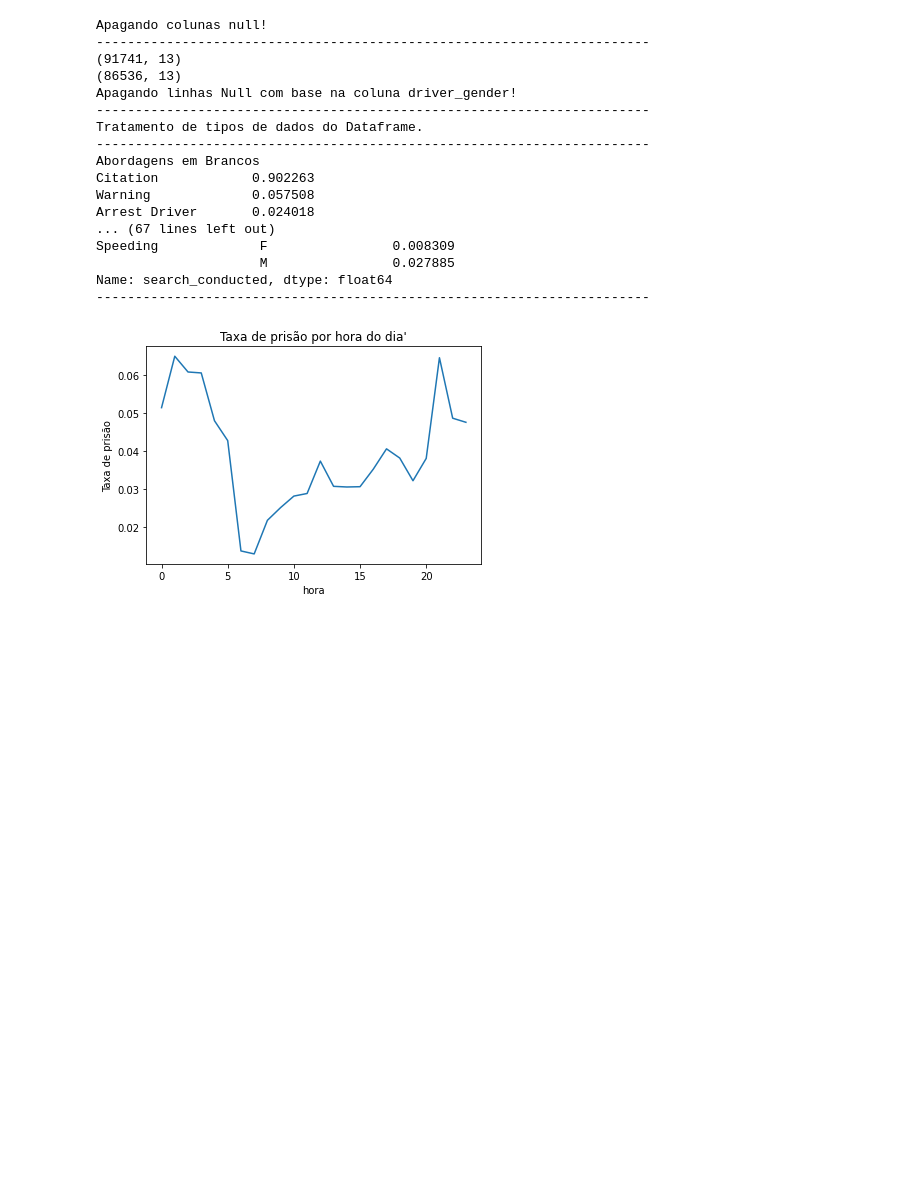
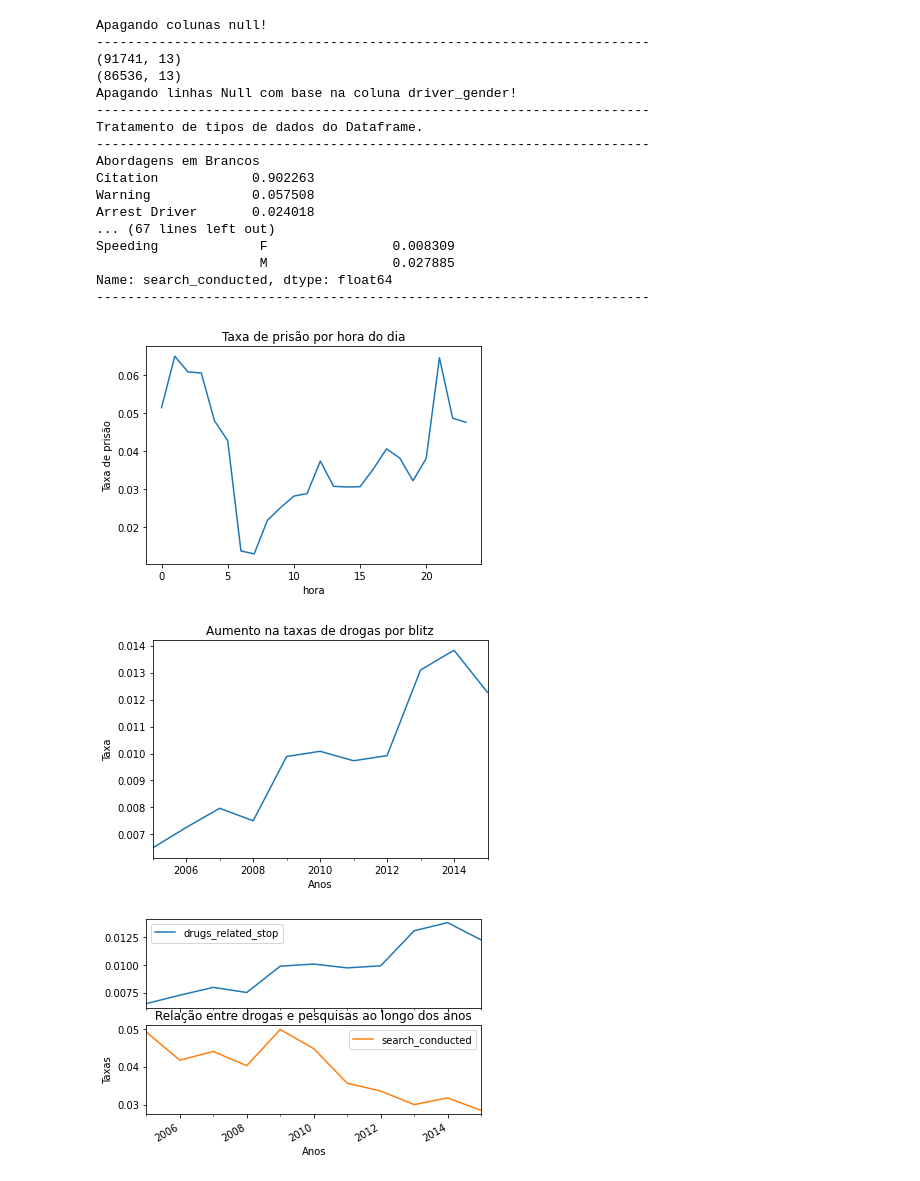
Before and after one commit to emerenan/analysing_police_activity, a Jupyter notebook: police_activity.ipynb, the cells around one changed output. Cells and saved outputs as stored; diff of their text form; code cells hidden in the pictures; blank space fills up the shorter version.

```diff
--- a/police_activity.ipynb
+++ b/police_activity.ipynb
@@ -32,19 +32,27 @@ def readfile(path):
     except pd.io.common.ParserError:
         print("Dados não puderam ser lidos")
 
-def plotting(serie, labelx, labely, titulo):
+def plotting(serie, labelx, labely, titulo, sub, tipo):
     """metodo para potagem de graficos a partir de series
     Args:\n
         serie: pandas df criado a partir de valores agrupados (group by) de um dataframe Base. \n
         labelx: título do eixo x no formato string. \n
         labely: título do eixo y no formato string. \n
         titulo: título do gráfico no formato string. \n
+        sub: se o grafico terá subplot. Formato bool.
     """
-    serie.plot()
-    plt.xlabel(labelx)
-    plt.ylabel(labely)
-    plt.title(titulo)
-    plt.show()
+    if tipo == 0:
+        serie.plot(subplots=sub, kind='line')
+        plt.xlabel(labelx)
+        plt.ylabel(labely)
+        plt.title(titulo)
+        plt.show()
+    else:
+        serie.plot(subplots=sub, kind=tipo)
+        plt.xlabel(labelx)
+        plt.ylabel(labely)
+        plt.title(titulo)
+        plt.show()
 # lendo o arquivo e salvando na variavel data
 data = readfile('/content/police.csv')
 
@@ -141,33 +149,56 @@ print('\n')
 # comparação booleana das prisões (is_arrested) por genero e distrito
 data[data.district == 'Zone K1'].is_arrested.mean() # taxa na zona K1
 
-data.groupby(by=['district', 'driver_gender']).is_arrested.mean()
+district_driver_arrested = data.groupby(by=['district', 'driver_gender']).is_arrested.mean()
 
 # Comparação da pesquisa de conduta por violação e genero do motorista
 print(data.groupby(by=['violation', 'driver_gender']).search_conducted.mean())
 print('-----------------------------------------------------------------------')
 
 # Analise da hora do dia que há mais prisões
 # Sendo: 0 - meia-noite, 12 - meio-dia, 23 = 11 pm
 taxa_prisão_hora = data.groupby(data.index.hour).is_arrested.mean()
 
-plotting(taxa_prisão_hora, "hora", 'Taxa de prisão', "Taxa de prisão por hora do dia")
+plotting(taxa_prisão_hora, "hora", 'Taxa de prisão', "Taxa de prisão por hora do dia", False, 0)
+print("\n")
+# 6 - Verificar se o aumento na batidas está relacionado com drogas, mas fazendo uma amostra por anos usando o resample('A')
+annual_drug_rate = data.drugs_related_stop.resample('A').mean()
+
+plotting(annual_drug_rate, 'Anos', 'Taxa', 'Aumento na taxas de drogas por blitz', False, 0)
+print("\n")
+
+# 6.1 Comparar o aumento da taxa de drogas com pesquisas realizadas amostrando por anos
+annual_search_rate = data.search_conducted.resample('A').mean()
+annual = pd.concat([annual_drug_rate, annual_search_rate], axis='columns')
+
+plotting(annual, 'Anos', 'Taxas', 'Relação entre drogas e pesquisas ao longo dos anos', True, 0)
+print("\n")
+
+# 6.2 Registros de violação de transito por distrito
+all_zones = pd.crosstab(data.district, data.violation)
+
+z1_z3 = all_zones.loc['Zone K1': 'Zone K3']
+
+# Pode fazer o grafico emplilhado com o parametro stacked=True
+plotting(z1_z3, 'Distrito', 'Qtd de violações', 'Violação por distrito', False, 'bar')
 # %% [output]
 Apagando colunas null!
 -----------------------------------------------------------------------
 (91741, 13)
 (86536, 13)
 Apagando linhas Null com base na coluna driver_gender!
 -----------------------------------------------------------------------
 Tratamento de tipos de dados do Dataframe.
 -----------------------------------------------------------------------
 Abordagens em Brancos
 Citation            0.902263
 Warning             0.057508
 Arrest Driver       0.024018
 ... (67 lines left out)
 Speeding             F                0.008309
                      M                0.027885
 Name: search_conducted, dtype: float64
 -----------------------------------------------------------------------
 [figure]
+[figure, added]
+[figure, added]
```
Also changed, not shown: parts of 1 cell of this notebook.
